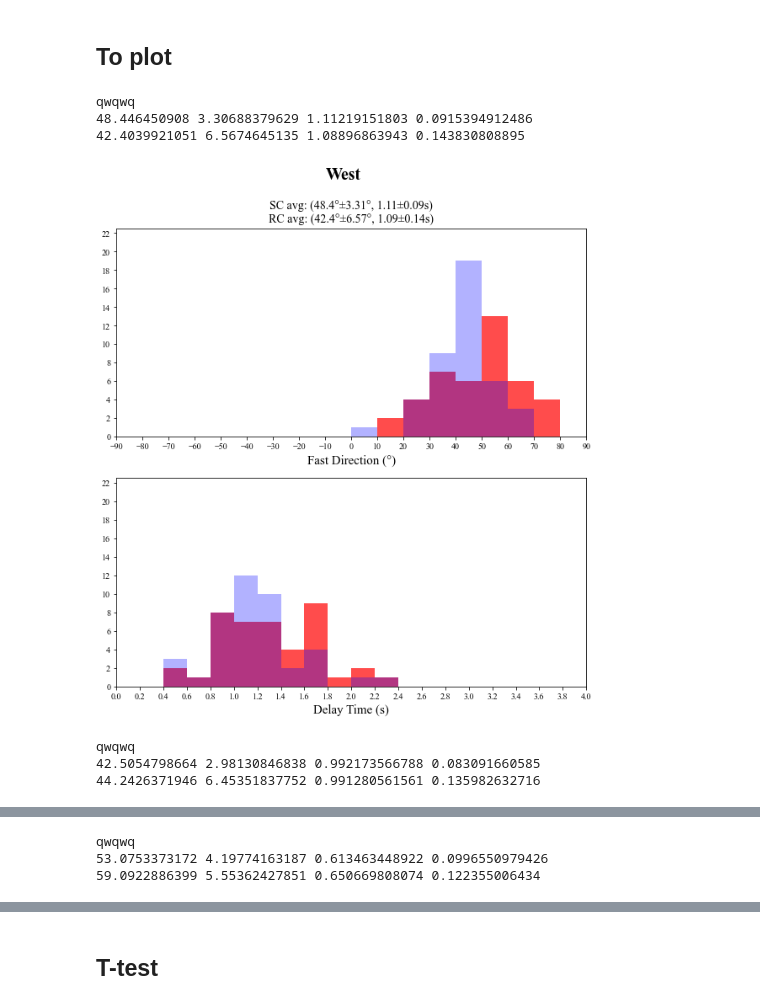
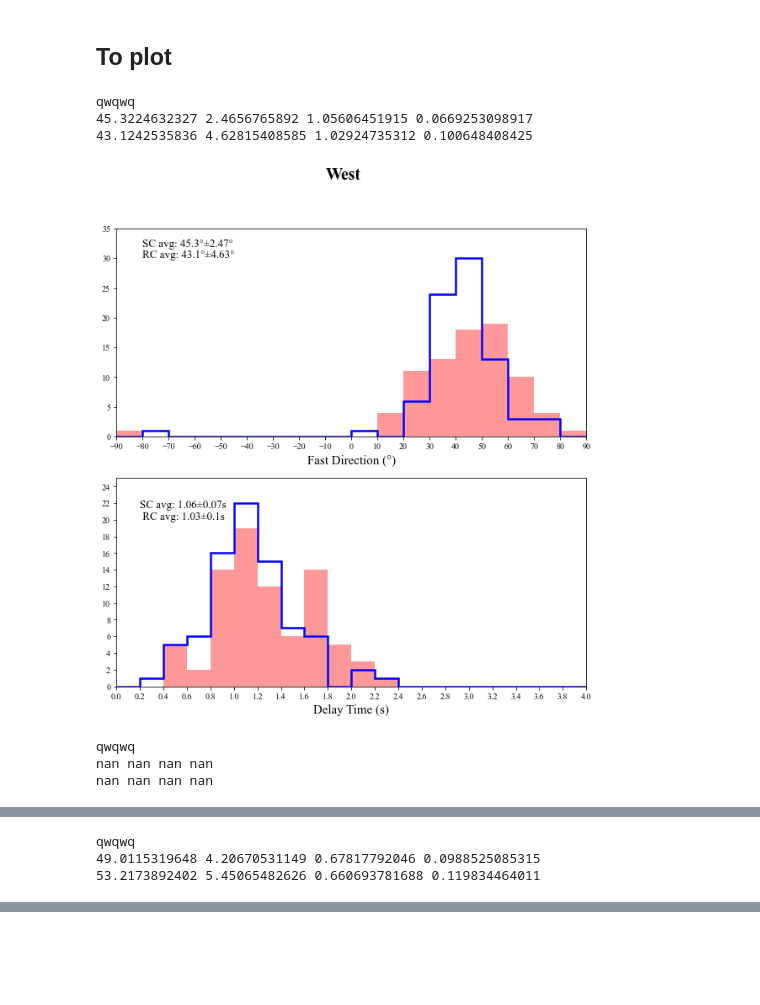
Before and after one commit to jhtong33/Python, a Jupyter notebook: 16.Statistics_phi_dt.ipynb, the cells around one changed output, grey strips where cells are left out. Drawn from its saved outputs; the diff is of its cells as text; code cells hidden in the pictures; blank space fills up the shorter version.

```diff
--- a/16.Statistics_phi_dt.ipynb
+++ b/16.Statistics_phi_dt.ipynb
@@ -9,11 +9,13 @@ from matplotlib.ticker import (MultipleLocator, FormatStrFormatter,
                                AutoMinorLocator)
 # %%
 PATH = '/Volumes/home/Research/STEP/02_Station_result_csv/'
-SAVEpath = '/Volumes/home/Research/STEP/09_histogram_stat/catalog2'
+SAVEpath = '/Volumes/home/Research/STEP/09_histogram_stat/catalog3'
 phase= 'SKS'
-DATApath = f'/Volumes/home/Research/STEP/01_Split/DATA_{phase}_Mw*'
+DATApath = f'/Volumes/home/Research/STEP/01_Split/DATA_*_Mw*'
 Class_west=['BCA','ABST','TKBL','AMBR','URAV','ONI']
 Class_far=['GUDA','GUDG','DDFL','LGD','GANJ']
+
+
 ### for catalog2
 Class_lesser=['BKRG','BURN','BRNG','AKH','GANZ','BGD','AZMN','BAUR','DMNI','TRLT','TRLG','KZRT','TBLG']
 Class_am=['SHEN','ZARN','VAND','BYUR','ARZA','GNI','GERK','LICH','TSAP','TASB','MAGY','ALAV','NAVR','QZX']
@@ -22,10 +24,16 @@ Class_am=['SHEN','ZARN','VAND','BYUR','ARZA','GNI','GERK','LICH','TSAP','TASB','
 # Class_lesser=['BKRG','BURN','BRNG','AKH','GANZ','BGD','AZMN','BAUR','DMNI','TRLT','TRLG','KZRT','MAGY','ALAV','NAVR','QZX','TBLG']
 # Class_am=['SHEN','ZARN','VAND','BYUR','ARZA','GNI','GERK','LICH','TSAP','TASB']
 
+### for catalog3
+Class_west = Class_west+Class_lesser
+Class_lesser = []
+
 Class = {'West':Class_west,
             'Lesser': Class_lesser,
             'AM': Class_am,
             'Far': Class_far}
+
+remove = '/Volumes/home/Research/STEP/05_Station_result_statistics/V4_Remove_catalog.txt'
 # %%
 def Calc_rho(RCdt, SCdt):
     rho = RCdt/SCdt
@@ -56,6 +64,8 @@ def angle_mean(dt, phi, ddt, dphi):
     dradius = np.sqrt(np.sum(ddt**2))/len(x)
     print(phase, dphase, radius, dradius)
     return phase, dphase, radius, dradius
+# %%
+dr = pd.read_csv(remove,sep='\s+',names=['station','time','phase','a','b','c','d','e','f','g'])
 # %% [markdown]
 ## Standard 1
 # %%
@@ -171,50 +192,54 @@ for key in Class.keys():
     newdf = newdf[newdf['Quality']!='Poor']
 
     ax1 = plt.subplot(211)
-    nS,binsS,jR=plt.hist(newdf['SCphi'],bins=bin_phi, width=10, alpha=0.7,color='red')
-    nR,binsS,jR=plt.hist(newdf['RCphi'],bins=bin_phi, width=10, alpha=0.3,color='blue')
+    nR,binsS,jR=plt.hist(newdf['RCphi'],bins=bin_phi, color='blue',linewidth=2.5,histtype='step') #alpha=0.3, width=0.2
+    nS,binsS,jR=plt.hist(newdf['SCphi'],bins=bin_phi, width=10, alpha=0.4,color='red')
     plt.xlim(-90,90)
-    plt.ylim(0,22.5)
+    plt.ylim(0,35)
     plt.xlabel('Fast Direction (°)',fontsize=15)
     ax1.xaxis.set_major_locator(MultipleLocator(10))
-    ax1.yaxis.set_major_locator(MultipleLocator(2))
+    ax1.yaxis.set_major_locator(MultipleLocator(5))
     ax2 = plt.subplot(212)
-    plt.hist(newdf['SCdt'],bins=bin_dt, width=0.2, alpha=0.7,color='red')
-    plt.hist(newdf['RCdt'],bins=bin_dt, width=0.2, alpha=0.3,color='blue')
+
+    plt.hist(newdf['RCdt'],bins=bin_dt,color='blue',linewidth=2.5,histtype='step') #alpha=0.3, width=0.2
+    plt.hist(newdf['SCdt'],bins=bin_dt,color='red', alpha=0.4, width=0.2)
     plt.xlim(0,4)
-    plt.ylim(0,22.5)
+    plt.ylim(0,25)
     plt.xlabel('Delay Time (s)',fontsize=15)
     ax2.xaxis.set_major_locator(MultipleLocator(0.2))
     ax2.yaxis.set_major_locator(MultipleLocator(2))
 
     if key == 'West' or key == 'Lesser' or key == 'AM':
         print('qwqwq')
         avg_angle_SC,std_angle_SC,avg_dt_SC,std_dt_SC = angle_mean(newdf['SCdt'], newdf['SCphi'], newdf['SCDdt'], newdf['SCDphi'])
         avg_angle_RC,std_angle_RC,avg_dt_RC,std_dt_RC = angle_mean(newdf['RCdt'], newdf['RCphi'], newdf['RCDdt'], newdf['RCDphi'])
         plt.subplot(211)
-        plt.title(f'SC avg: ({round(avg_angle_SC,1)}°±{round(std_angle_SC,2)}°, {round(avg_dt_SC,2)}±{round(std_dt_SC,2)}s)\nRC avg: ({round(avg_angle_RC,1)}°±{round(std_angle_RC,2)}°, {round(avg_dt_RC,2)}±{round(std_dt_RC,2)}s)',fontsize=14)
+        plt.text(-80,30,f'SC avg: {round(avg_angle_SC,1)}°±{round(std_angle_SC,2)}°\nRC avg: {round(avg_angle_RC,1)}°±{round(std_angle_RC,2)}°',fontsize=13,ha='left')
+        plt.subplot(212)
+        plt.text(0.2,20,f"SC avg: {round(avg_dt_SC,2)}±{round(std_dt_SC,2)}s\n RC avg: {round(avg_dt_RC,2)}±{round(std_dt_RC,2)}s",fontsize=13,ha='left')
+#         plt.title(f', {round(avg_dt_SC,2)}±{round(std_dt_SC,2)}s)\n, {round(avg_dt_RC,2)}±{round(std_dt_RC,2)}s)')
 #     elif key == 'AM':
 #         print('ewewewewew')
 #         caldf = newdf[newdf['SCphi']>0]
 #         avg_angle_SC,std_angle_SC,avg_dt_SC,std_dt_SC = angle_mean(caldf['SCdt'], caldf['SCphi'], caldf['SCDdt'], caldf['SCDphi'])
 #         avg_angle_RC,std_angle_RC,avg_dt_RC,std_dt_RC = angle_mean(caldf['RCdt'], caldf['RCphi'], caldf['RCDdt'], caldf['RCDphi'])
 #         plt.subplot(211)
 #         plt.text(x=25,y=19,s=f'SC avg: ({round(avg_angle_SC,1)}°±{round(std_angle_SC,0)}°, {round(avg_dt_SC,2)}±{round(std_dt_SC,1)}s)\nRC avg: ({round(avg_angle_RC,1)}°±{round(std_angle_RC,0)}°, {round(avg_dt_RC,2)}±{round(std_dt_RC,1)}s)',fontsize=14)
 
 #         caldf_ = newdf[newdf['SCphi']<0]
 #         avg_angle_SC,std_angle_SC,avg_dt_SC,std_dt_SC = angle_mean(caldf_['SCdt'], caldf_['SCphi'], caldf_['SCDdt'], caldf_['SCDphi'])
 #         avg_angle_RC,std_angle_RC,avg_dt_RC,std_dt_RC = angle_mean(caldf_['RCdt'], caldf_['RCphi'], caldf_['RCDdt'], caldf_['RCDphi'])
 #         plt.text(x=-80,y=8,s=f'SC avg: ({round(avg_angle_SC,1)}°±{round(std_angle_SC,0)}°, {round(avg_dt_SC,2)}±{round(std_dt_SC,1)}s)\nRC avg: ({round(avg_angle_RC,1)}°±{round(std_angle_RC,0)}°, {round(avg_dt_RC,2)}±{round(std_dt_RC,1)}s)',ha='left',fontsize=12)
     plt.suptitle(key,fontsize=20,fontweight='bold')
-    plt.savefig(f'{SAVEpath}/Histogram_{key}.png',dpi=150,bbox_inches='tight',facecolor='white')
-    plt.savefig(f'{SAVEpath}/Histogram_{key}.pdf')
+    plt.savefig(f'{SAVEpath}/Histogram_{key}_std2.png',dpi=150,bbox_inches='tight',facecolor='white')
+    plt.savefig(f'{SAVEpath}/Histogram_{key}_std2.pdf')
     plt.show()
     plt.close()
 # %% [output]
 qwqwq
-48.446450908 3.30688379629 1.11219151803 0.0915394912486
-42.4039921051 6.5674645135 1.08896863943 0.143830808895
+45.3224632327 2.4656765892 1.05606451915 0.0669253098917
+43.1242535836 4.62815408585 1.02924735312 0.100648408425
-[figure, old version]
+[figure, new version]
 qwqwq
-42.5054798664 2.98130846838 0.992173566788 0.083091660585
-44.2426371946 6.45351837752 0.991280561561 0.135982632716
+nan nan nan nan
+nan nan nan nan
@@ -222,3 +247,3 @@ qwqwq
 qwqwq
-53.0753373172 4.19774163187 0.613463448922 0.0996550979426
-59.0922886399 5.55362427851 0.650669808074 0.122355006434
+49.0115319648 4.20670531149 0.67817792046 0.0988525085315
+53.2173892402 5.45065482626 0.660693781688 0.119834464011
@@ -227,2 +251,0 @@ qwqwq
-# %% [markdown]
-## T-test
```
Also changed, not shown: parts of 16 cells of this notebook, 4 other files.
